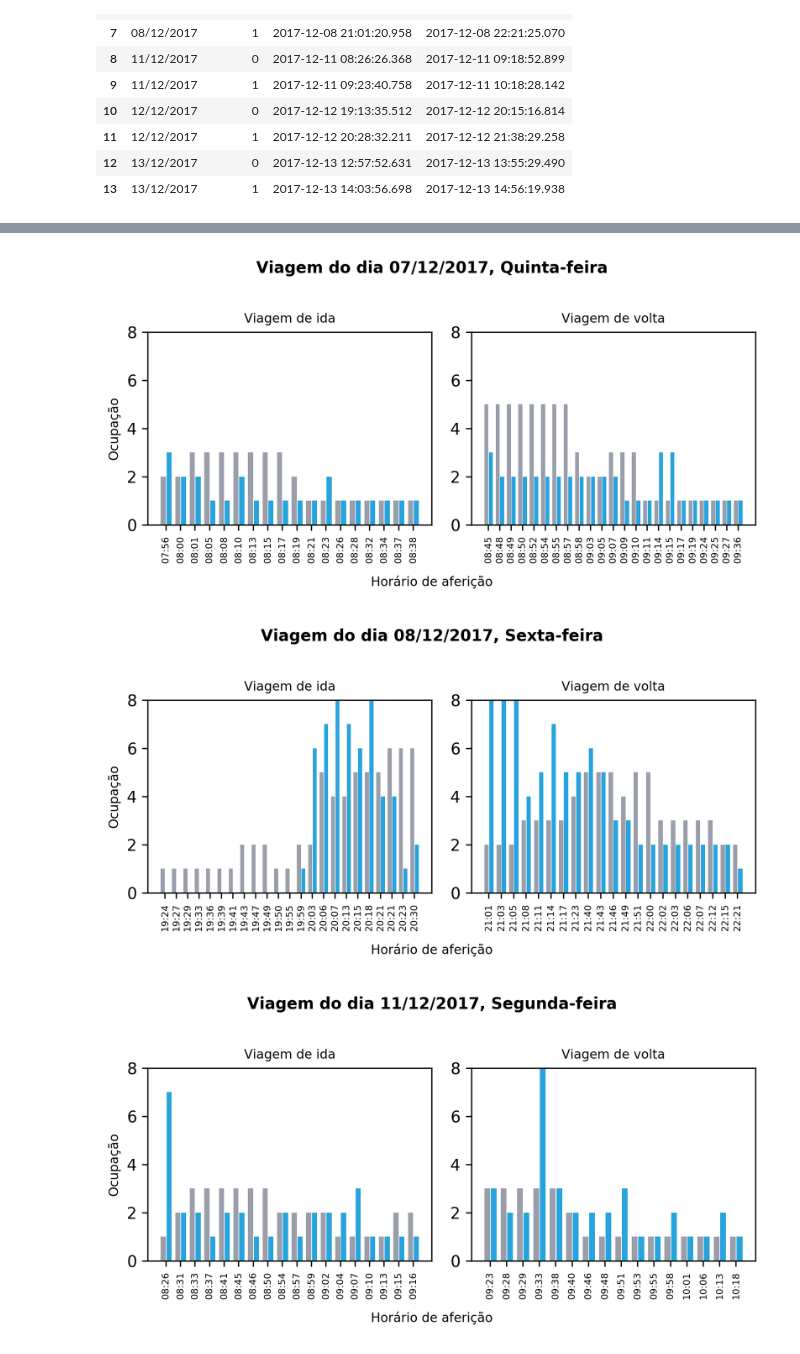
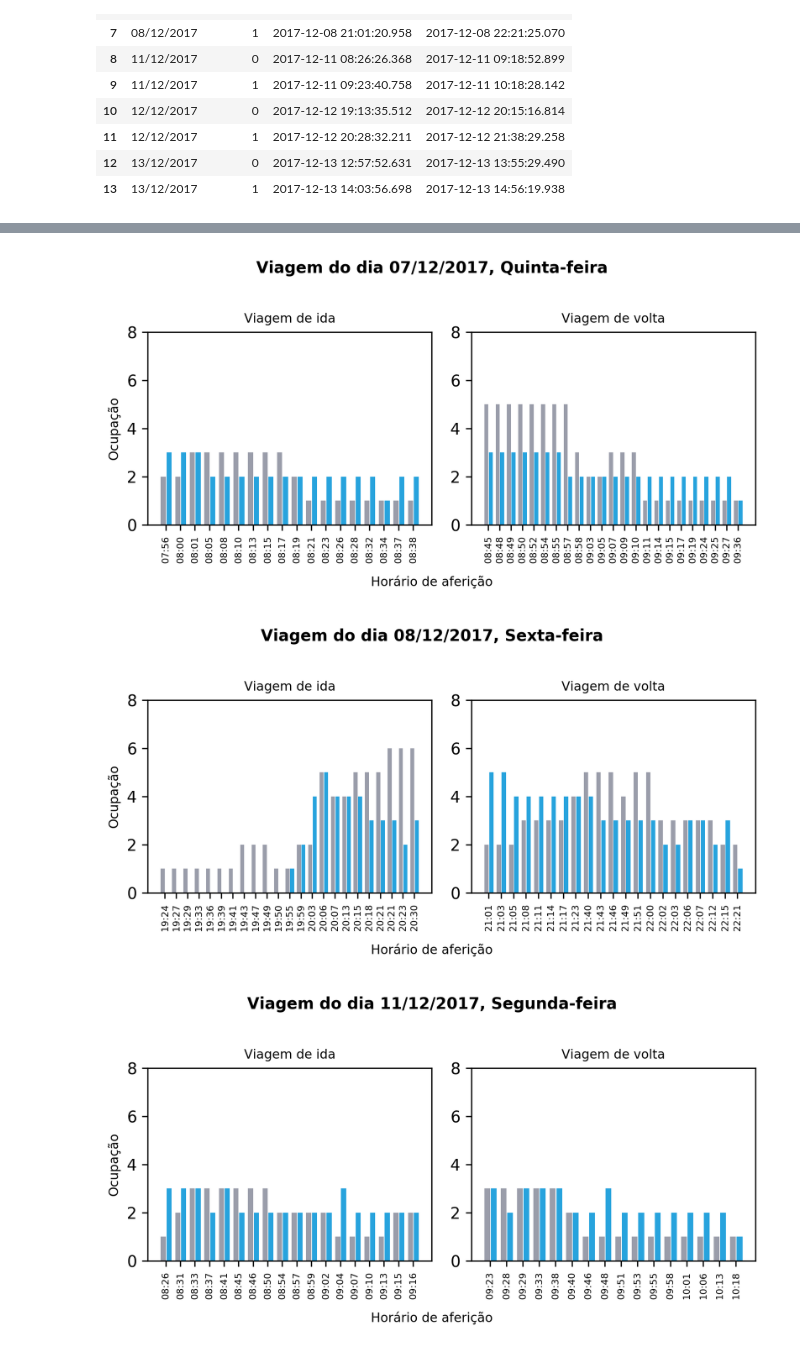
Before and after one commit to hilios/wifi-apc-analysis, a Jupyter notebook: analysis-v2.ipynb, the cells around one changed output, grey strips where cells are left out. Drawn from its saved outputs; the diff is of its cells as text; code cells hidden in the pictures.

Commit message:
Make most of the data fit the statitical test

```diff
--- a/analysis-v2.ipynb
+++ b/analysis-v2.ipynb
@@ -102,3 +89,7 @@ plt.axis('equal')
 plt.tight_layout()
 # %% [output]
 [figure]
+# %%
+market_share_real = pd.DataFrame({'OS': ['Android', 'iOS', 'Windows Phone', 'Outros'],
+                             'share': [0.845, 0.1004, 0.0183, 0.0363]})
+market_share_real
@@ -122,7 +157,7 @@ phones_ds.groupBy("date").count().orderBy("date").toPandas()
 # %%
 mins = lambda i: i * (60*60)
 
-IS_PASSENGER_THRESHOLD = 5
+IS_PASSENGER_THRESHOLD = 15
 
 repeated_sightings = (
     Window.partitionBy("mac")
@@ -137,7 +172,7 @@ sightings = (
     .filter(col("fst_sight") == col("timestamp"))
     .drop("fst_sight")
     # 2) Group sightings in a sliding windown of 5 minutes each minute
-    .groupBy(window("timestamp", "3 minutes", "1 minute"))
+    .groupBy(window("timestamp", "5 minutes", "1 minute"))
     .agg(collect_list("mac").alias("addresses"))
     .orderBy("window")
     # 3) Filter adresses only sighted few times within the window
@@ -188,7 +223,7 @@ MAX_OCCUPATION = (58 + 118)
 def get_occupation(sightings):
     if sightings < 58:
         return 1
-    elif sightings >= 58 and sightings <= 86:
+    elif sightings >= 58 and sightings < 86:
         return 2
     elif sightings >= 86 and sightings < 116:
         return 3
@@ -203,7 +238,25 @@ def get_occupation(sightings):
     else:
         return 8
 
-occupation = udf(lambda x: get_occupation(x), IntegerType())
+def get_occupation_percentage(sightings):
+    if sightings < MAX_OCCUPATION * 0.10:
+        return 1
+    elif sightings >= MAX_OCCUPATION * 0.10 and sightings < MAX_OCCUPATION * 0.25:
+        return 2
+    elif sightings >= MAX_OCCUPATION * 0.25 and sightings < MAX_OCCUPATION * 0.50:
+        return 3
+    elif sightings >= MAX_OCCUPATION * 0.50 and sightings < MAX_OCCUPATION * 0.75:
+        return 4
+    elif sightings >= MAX_OCCUPATION * 0.75 and sightings < MAX_OCCUPATION * 0.90:
+        return 5
+    elif sightings >= MAX_OCCUPATION * 0.90 and sightings < MAX_OCCUPATION:
+        return 6
+    elif sightings >= MAX_OCCUPATION and sightings < MAX_OCCUPATION * 1.1:
+        return 7
+    else:
+        return 8
+
+occupation = udf(lambda x: get_occupation_percentage(x), IntegerType())
 
 occupation = sightings.withColumn("occupation", occupation("count")).cache()
 
@@ -352,6 +423,11 @@ def translate_week(x):
     }[x]
 
 day = udf(translate_week)
+
+ALPHA = 0.20
+
+def reject(p_value):
+    return "✓" if 1-p_value < ALPHA else "✕"
 
 distinct_date = (
     survey
@@ -367,7 +443,7 @@ dates = list(map(lambda x: (x[0], x[1]), distinct_date.toPandas().values.tolist(
 
 # Create the stats dataframe
 nrows = np.arange(math.floor(len(dates) * 2))
-stats = pd.DataFrame(columns=['date', 'direction', 'chi', 'p-value'], index=nrows)
+stats = pd.DataFrame(columns=['date', 'direction', 'chi', 'p-value', 'rejection'], index=nrows)
 
 for i, (date, day) in enumerate(sorted(dates, key=lambda x: x[0])):
     data = (
@@ -383,6 +459,7 @@ for i, (date, day) in enumerate(sorted(dates, key=lambda x: x[0])):
     o = (
         occupation
         .filter(col("date") == date)
+#         (col("occupation") != 8)
         .select(col("window.start").alias("timestamp"), "count", "occupation")
         .cache()
     ).toPandas().set_index("timestamp")
@@ -425,13 +502,12 @@ for i, (date, day) in enumerate(sorted(dates, key=lambda x: x[0])):
     fig.text(0.5, -0.02, "Horário de aferição", horizontalalignment='center', **text_kwargs)
     fig.tight_layout()
 
-    # Chi-quared test
-    print(i * 2, i * 2 + 1)
+    # Chi-squared test
     value, p_value = chisquare(a.occupation_real, a.occupation_wifi)
-    sa = pd.DataFrame({'date': date, 'direction': 0, 'chi': value, 'p-value': p_value}, index=[i * 2])
+    sa = pd.DataFrame({'date': date, 'direction': 0, 'chi': value, 'p-value': 1-p_value, 'rejection': reject(p_value)}, index=[i * 2])
 
     value, p_value = chisquare(b.occupation_real, b.occupation_wifi)
-    sb = pd.DataFrame({'date': date, 'direction': 1, 'chi': value, 'p-value': p_value}, index=[i * 2 +1])
+    sb = pd.DataFrame({'date': date, 'direction': 1, 'chi': value, 'p-value': 1-p_value, 'rejection': reject(p_value)}, index=[i * 2 +1])
 
     stats.update(sa)
     stats.update(sb)
@@ -465,3 +534,3 @@ plt.show()
-[figure, old version]
+[figure, new version]
-[figure, old version]
+[figure, new version]
-[figure, old version]
+[figure, new version]
```
Also changed, not shown: parts of 9 cells of this notebook, 1 other file.
